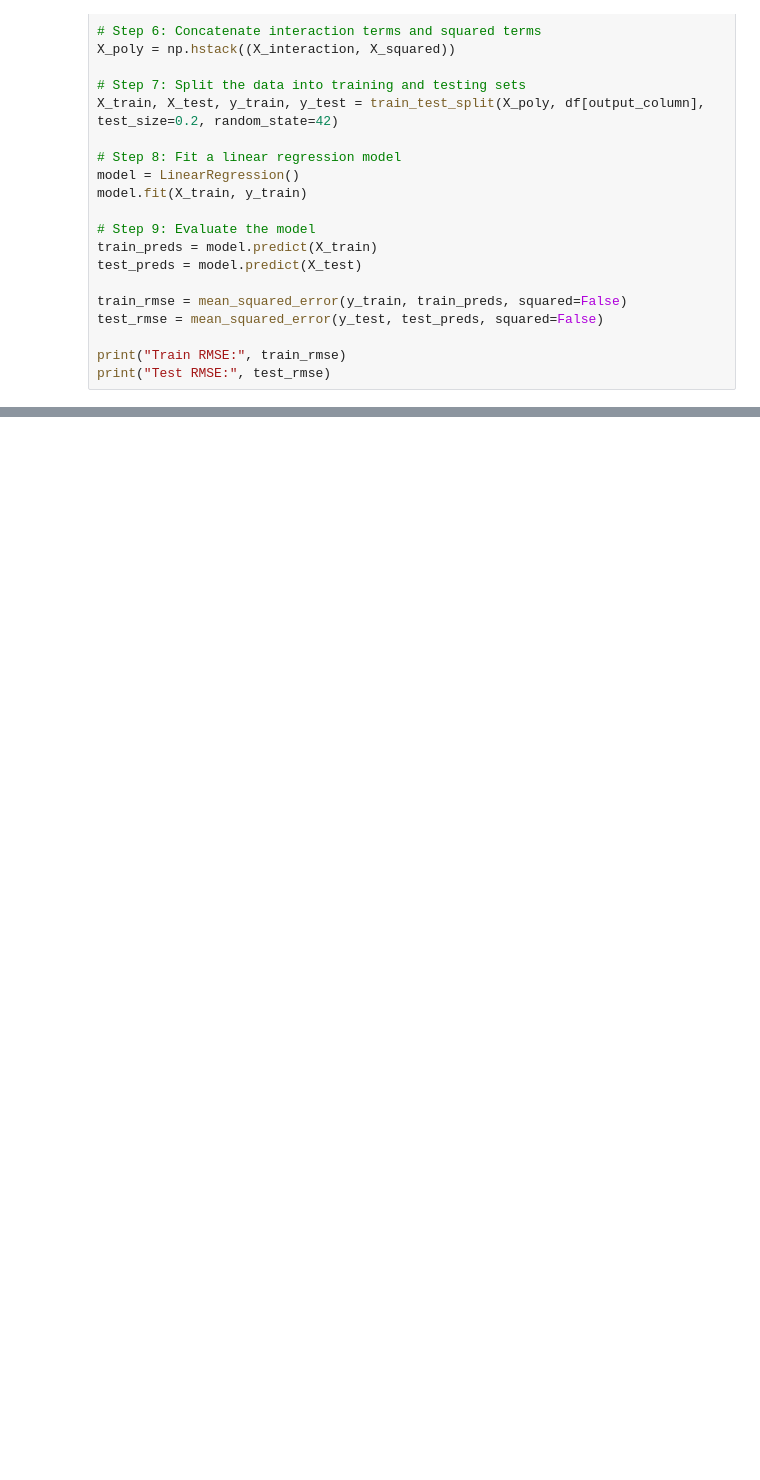
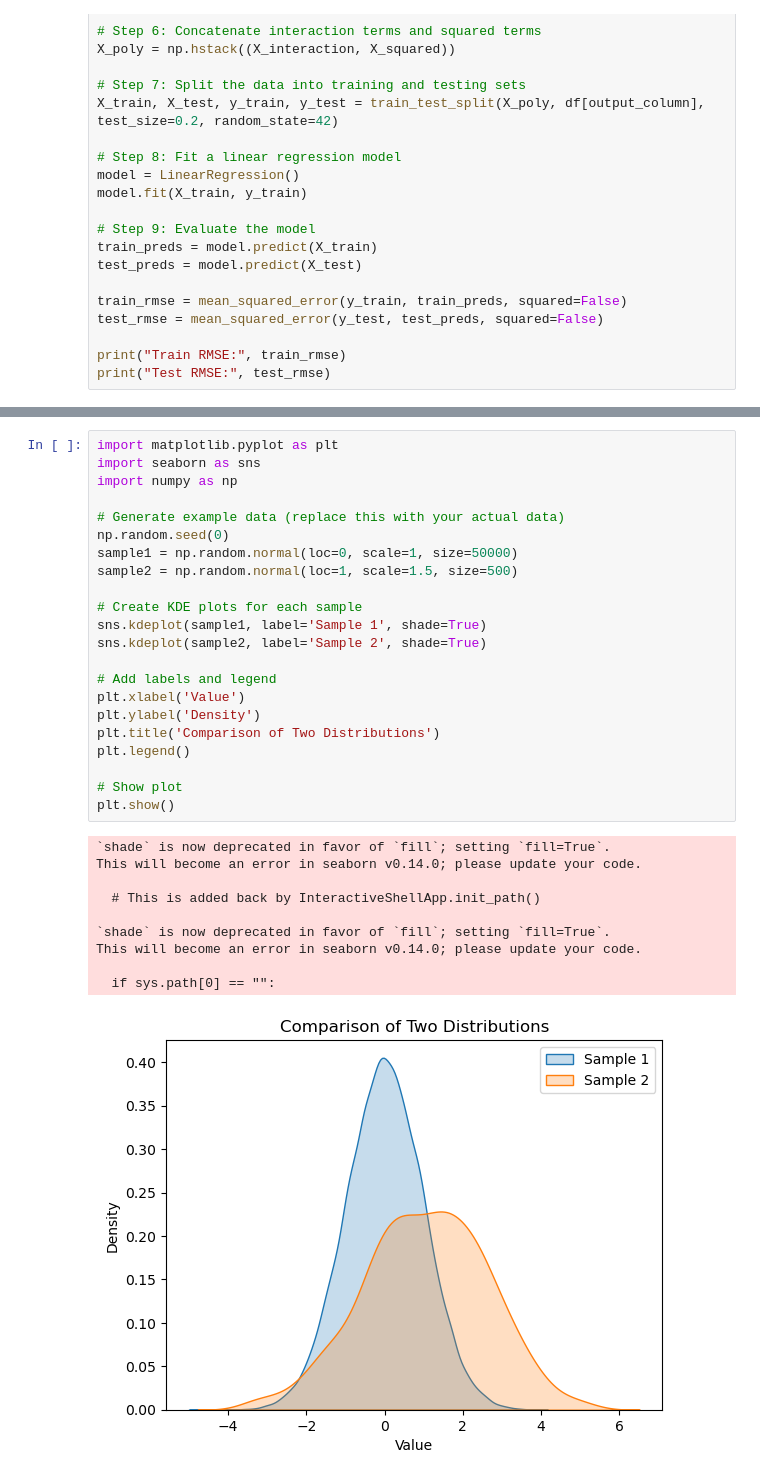
Before and after one commit to pmrai/gpt_share, a Jupyter notebook: test3.ipynb, the cells around one changed output, grey strips where cells are left out. Saved outputs shown, nothing was run; the diff lists cells and outputs as text; blank space fills up the shorter version.

```diff
--- a/test3.ipynb
+++ b/test3.ipynb
@@ -84,0 +107,33 @@ print("Test RMSE:", test_rmse)
+# %%
+import matplotlib.pyplot as plt
+import seaborn as sns
+import numpy as np
+
+# Generate example data (replace this with your actual data)
+np.random.seed(0)
+sample1 = np.random.normal(loc=0, scale=1, size=50000)
+sample2 = np.random.normal(loc=1, scale=1.5, size=500)
+
+# Create KDE plots for each sample
+sns.kdeplot(sample1, label='Sample 1', shade=True)
+sns.kdeplot(sample2, label='Sample 2', shade=True)
+
+# Add labels and legend
+plt.xlabel('Value')
+plt.ylabel('Density')
+plt.title('Comparison of Two Distributions')
+plt.legend()
+
+# Show plot
+plt.show()
+# %% [output]
+`shade` is now deprecated in favor of `fill`; setting `fill=True`.
+This will become an error in seaborn v0.14.0; please update your code.
+
+  # This is added back by InteractiveShellApp.init_path()
+
+`shade` is now deprecated in favor of `fill`; setting `fill=True`.
+This will become an error in seaborn v0.14.0; please update your code.
+
+  if sys.path[0] == "":
+[figure, added]
```
Also changed, not shown: parts of 11 cells of this notebook.
